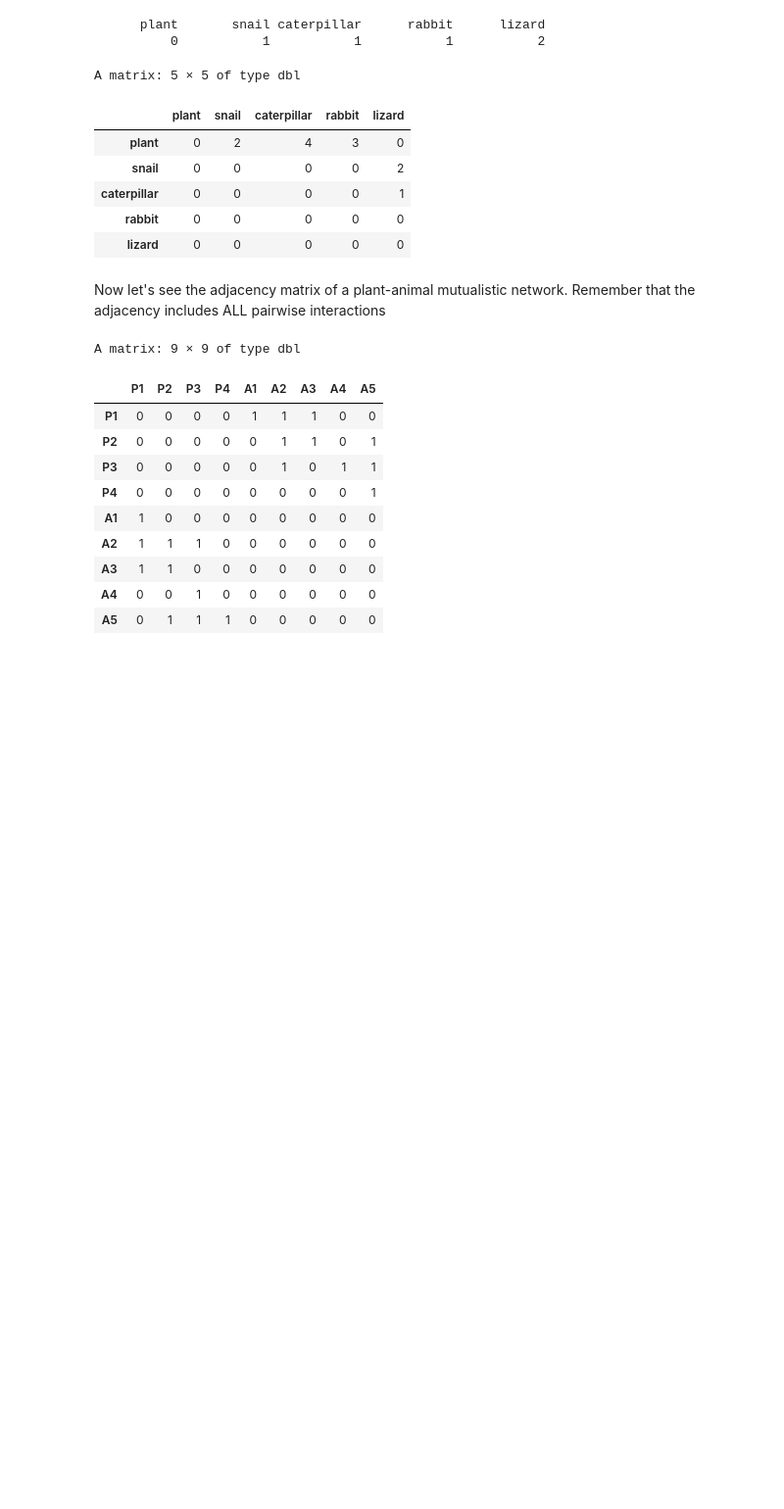
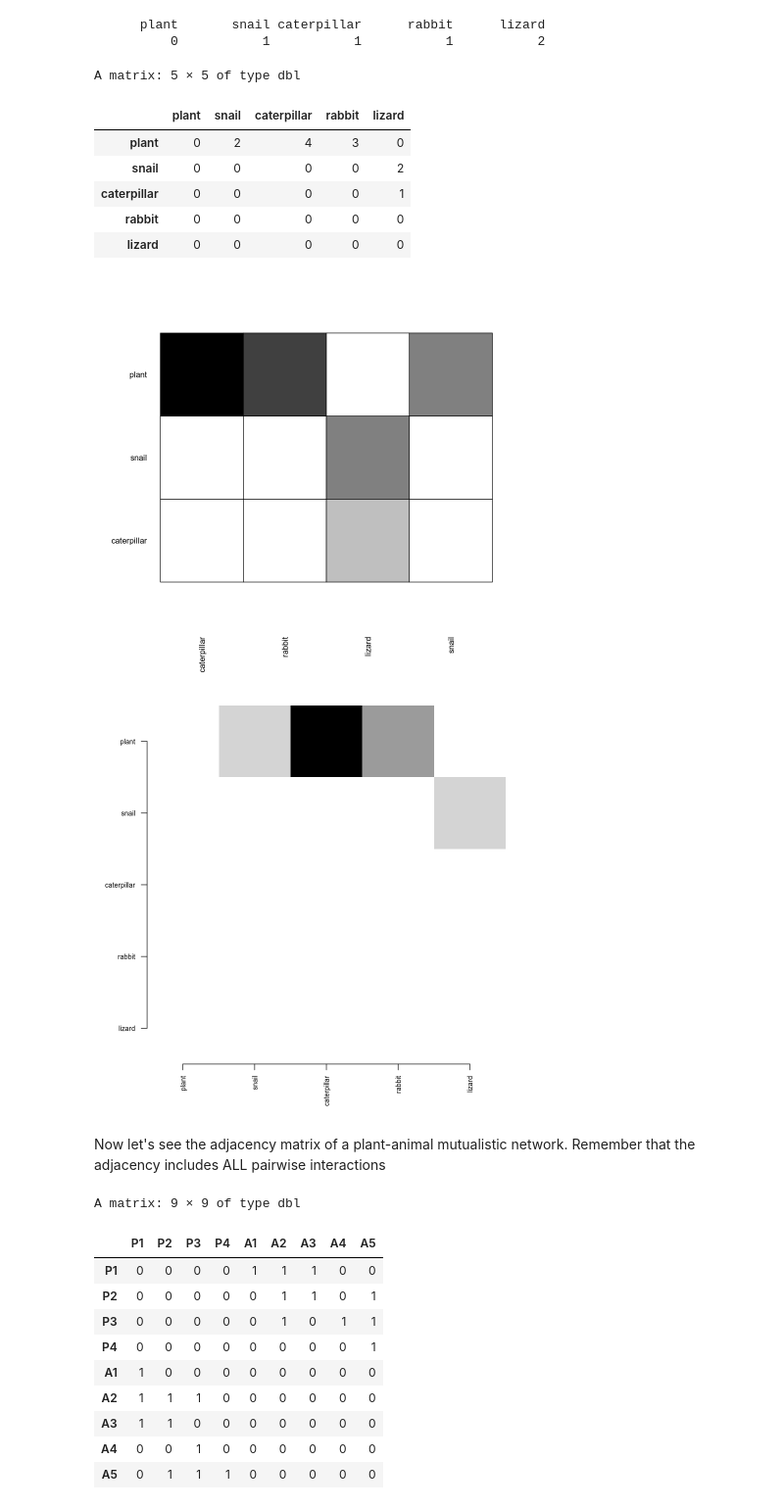
Before and after one commit to domgarvir/UPO_econetworks, a Jupyter notebook: Lesson01_1.ipynb, the cells around one changed output. Shown at 98% size. Drawn from its saved outputs; the diff is of its cells as text; code cells hidden in the pictures; blank space fills up the shorter version.

```diff
--- a/Lesson01_1.ipynb
+++ b/Lesson01_1.ipynb
@@ -303,6 +303,12 @@ A matrix: 5 × 5 of type dbl
 | caterpillar | 0 | 0 | 0 | 0 | 1 |
 | rabbit | 0 | 0 | 0 | 0 | 0 |
 | lizard | 0 | 0 | 0 | 0 | 0 |
+# %%
+visweb(A2,labsize=0.2)
+plot_foodweb_matrix(A2) #custom fucntion to plot the matrix, because bipartite ONLY works in BIPARTITE networks
+# %% [output]
+[figure, added]
+[figure, added]
 # %% [markdown]
 Now let's see the adjacency matrix of a plant-animal mutualistic network. Remember that the adjacency includes ALL pairwise interactions
 # %%
```
Also changed, not shown: parts of 29 cells of this notebook, 15 other files.
